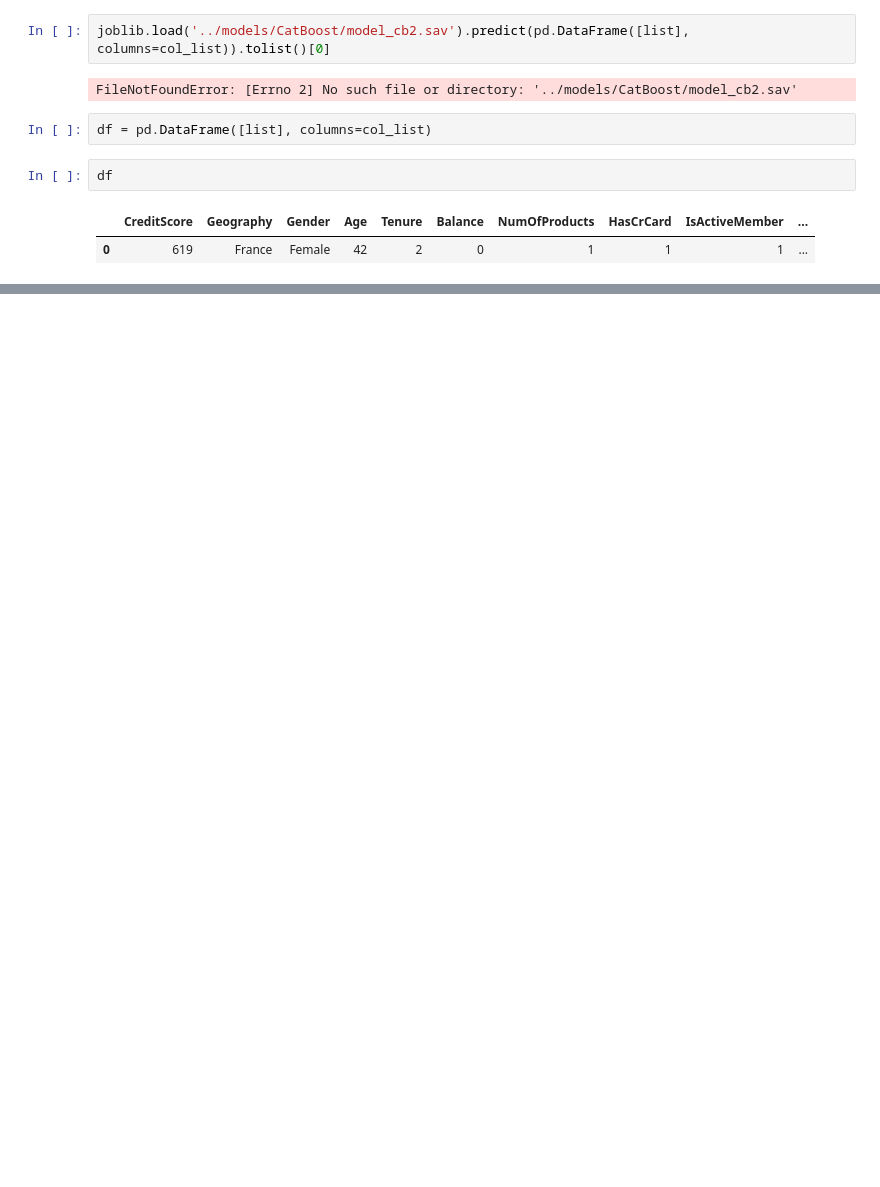
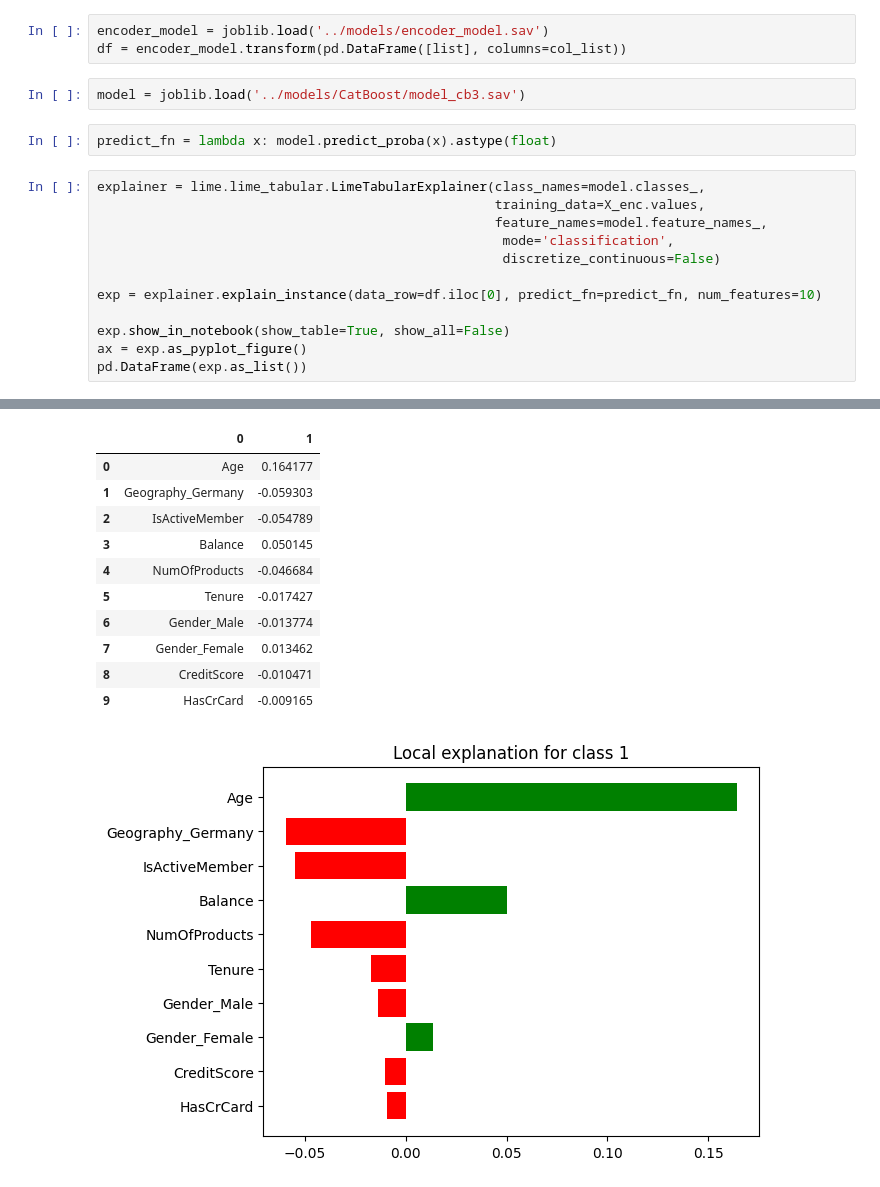
Before and after one commit to AyeshaAmjad-Astera/ML1-XAI, a Jupyter notebook: Project/notebooks/Test.ipynb, the cells around one changed output, grey strips where cells are left out. Cells and saved outputs as stored; diff of their text form; blank space fills up the shorter version.

Commit message:
LIME updated to gradio

```diff
--- a/Project/notebooks/Test.ipynb
+++ b/Project/notebooks/Test.ipynb
@@ -8,11 +38,20 @@ col_list = ['CreditScore', 'Geography', 'Gender', 'Age', 'Tenure', 'Balance', 'N
 # %%
-joblib.load('../models/CatBoost/model_cb2.sav').predict(pd.DataFrame([list], columns=col_list)).tolist()[0]
+encoder_model = joblib.load('../models/encoder_model.sav')
+df = encoder_model.transform(pd.DataFrame([list], columns=col_list))
-# %% [output]
-FileNotFoundError: [Errno 2] No such file or directory: '../models/CatBoost/model_cb2.sav'
-# %%
-df = pd.DataFrame([list], columns=col_list)
-# %%
-df
-# %% [output]
-|  | CreditScore | Geography | Gender | Age | Tenure | Balance | NumOfProducts | HasCrCard | IsActiveMember | ... |
-| 0 | 619 | France | Female | 42 | 2 | 0 | 1 | 1 | 1 | ... |
+# %%
+model = joblib.load('../models/CatBoost/model_cb3.sav')
+# %%
+predict_fn = lambda x: model.predict_proba(x).astype(float)
+# %%
+explainer = lime.lime_tabular.LimeTabularExplainer(class_names=model.classes_,
+                                                   training_data=X_enc.values,
+                                                   feature_names=model.feature_names_,
+                                                    mode='classification',
+                                                    discretize_continuous=False)
+
+exp = explainer.explain_instance(data_row=df.iloc[0], predict_fn=predict_fn, num_features=10)
+
+exp.show_in_notebook(show_table=True, show_all=False)
+ax = exp.as_pyplot_figure()
+pd.DataFrame(exp.as_list())
+# %% [output]
@@ -18,0 +59,12 @@ df
+|  | 0 | 1 |
+| 0 | Age | 0.164177 |
+| 1 | Geography_Germany | -0.059303 |
+| 2 | IsActiveMember | -0.054789 |
+| 3 | Balance | 0.050145 |
+| 4 | NumOfProducts | -0.046684 |
+| 5 | Tenure | -0.017427 |
+| 6 | Gender_Male | -0.013774 |
+| 7 | Gender_Female | 0.013462 |
+| 8 | CreditScore | -0.010471 |
+| 9 | HasCrCard | -0.009165 |
+[figure, added]
```
Also changed, not shown: parts of 6 cells of this notebook, 2 other files.
